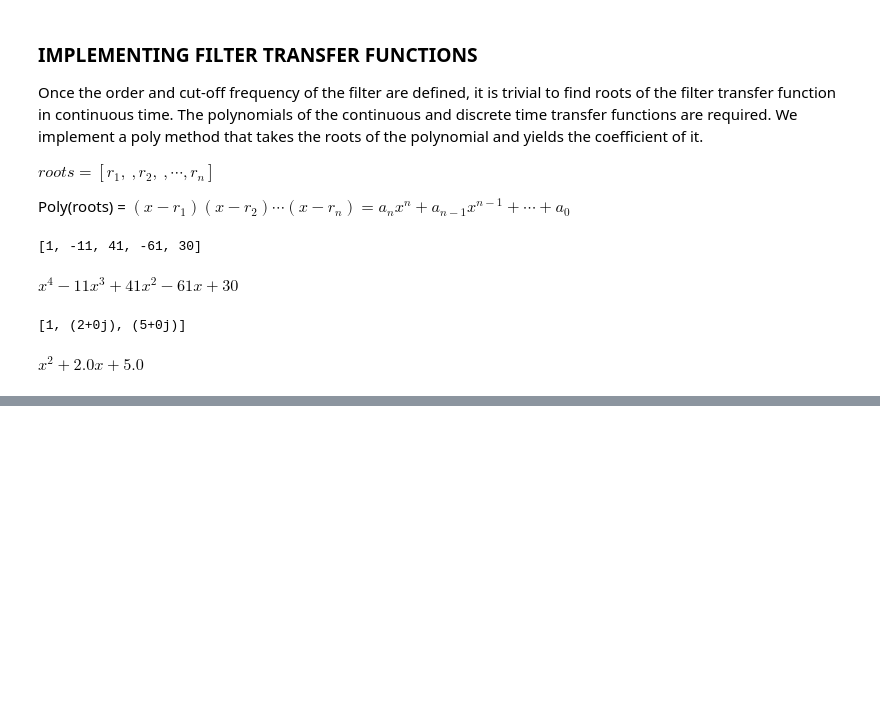
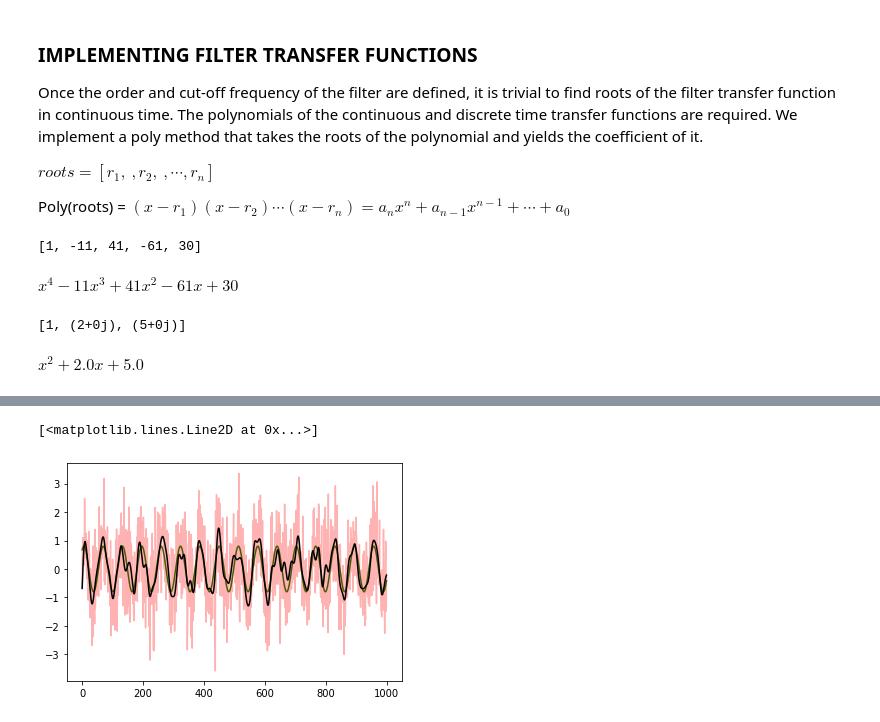
Before and after one commit to boyali/ButterworthFilterTools, a Jupyter notebook: Docs/a01_FilterImplementationNotes.ipynb, the cells around one changed output, grey strips where cells are left out. Cells and saved outputs as stored; diff of their text form; code cells hidden in the pictures; blank space fills up the shorter version.

```diff
--- a/Docs/a01_FilterImplementationNotes.ipynb
+++ b/Docs/a01_FilterImplementationNotes.ipynb
@@ -109,0 +121,2 @@ $\displaystyle x^{2} + 2.0 x + 5.0$
+# %%
+b, a = signal.butter(2, 0.5, 'low', analog = False)
@@ -109,0 +131,9 @@ $\displaystyle x^{2} + 2.0 x + 5.0$
+# %%
+output = signal.filtfilt(b, a, xtestn)
+# %%
+plt.plot(xtest, 'g')
+plt.plot(xtestn, 'r', alpha = 0.3)
+plt.plot(output, 'k')
+# %% [output]
+[<matplotlib.lines.Line2D at 0x...>]
+[figure, added]
```
Also changed, not shown: parts of 6 cells of this notebook, 2 other files.
